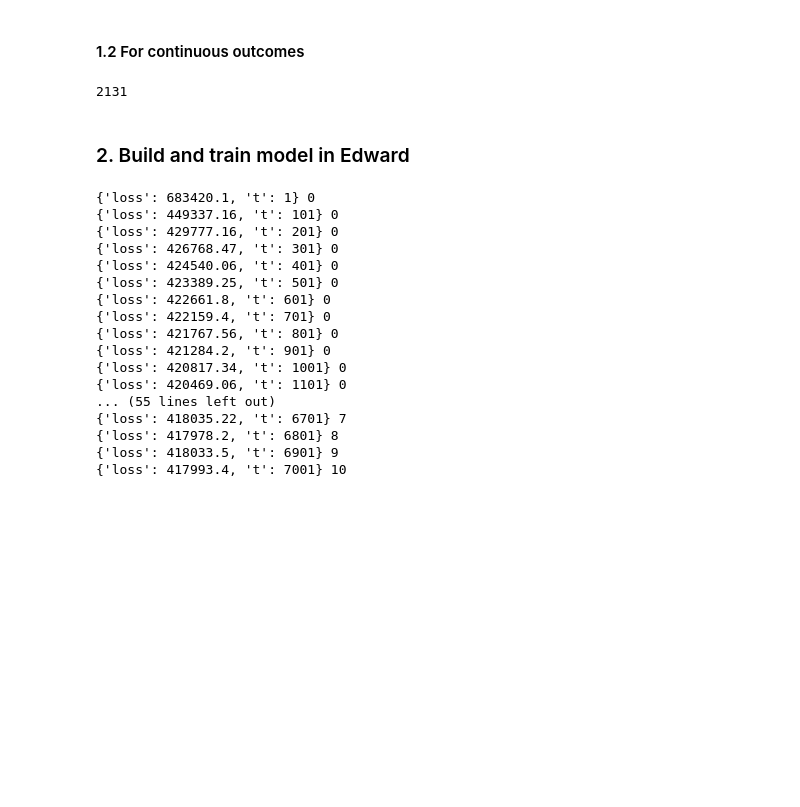
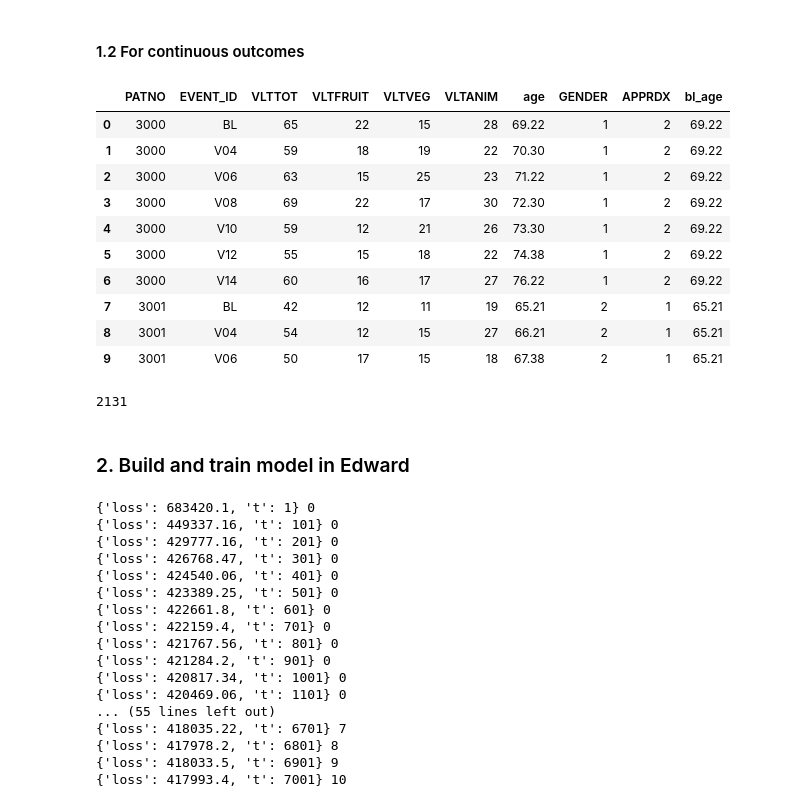
Before and after one commit to qw2223/MEFF, a Jupyter notebook: code/MEFF_PPMI_example.ipynb, the cells around one changed output. Cells and saved outputs as stored; diff of their text form; code cells hidden in the pictures; blank space fills up the shorter version.

```diff
--- a/code/MEFF_PPMI_example.ipynb
+++ b/code/MEFF_PPMI_example.ipynb
@@ -59,6 +76,22 @@ data0.append(data)
 #### 1.2 For continuous outcomes
 # %%
 K1 = []; gatherInd1 = []; X_std1 = []; t_mat1 = []; Y1_dat = []; data1 = []; colnames1 = []
+# %%
+# Examples of continuous data
+data = pd.read_csv('../data/cont_semantic.csv').iloc[:,1:]
+data[:10]
+# %% [output]
+|  | PATNO | EVENT_ID | VLTTOT | VLTFRUIT | VLTVEG | VLTANIM | age | GENDER | APPRDX | bl_age |
+| 0 | 3000 | BL | 65 | 22 | 15 | 28 | 69.22 | 1 | 2 | 69.22 |
+| 1 | 3000 | V04 | 59 | 18 | 19 | 22 | 70.30 | 1 | 2 | 69.22 |
+| 2 | 3000 | V06 | 63 | 15 | 25 | 23 | 71.22 | 1 | 2 | 69.22 |
+| 3 | 3000 | V08 | 69 | 22 | 17 | 30 | 72.30 | 1 | 2 | 69.22 |
+| 4 | 3000 | V10 | 59 | 12 | 21 | 26 | 73.30 | 1 | 2 | 69.22 |
+| 5 | 3000 | V12 | 55 | 15 | 18 | 22 | 74.38 | 1 | 2 | 69.22 |
+| 6 | 3000 | V14 | 60 | 16 | 17 | 27 | 76.22 | 1 | 2 | 69.22 |
+| 7 | 3001 | BL | 42 | 12 | 11 | 19 | 65.21 | 2 | 1 | 65.21 |
+| 8 | 3001 | V04 | 54 | 12 | 15 | 27 | 66.21 | 2 | 1 | 65.21 |
+| 9 | 3001 | V06 | 50 | 17 | 15 | 18 | 67.38 | 2 | 1 | 65.21 |
 # %%
 data = pd.read_csv('../data/cont_semantic.csv').iloc[:,1:]
 colnames = ['VLTTOT','VLTFRUIT','VLTVEG','VLTANIM']
```
Also changed, not shown: parts of 1 cell of this notebook, 1 other file.
